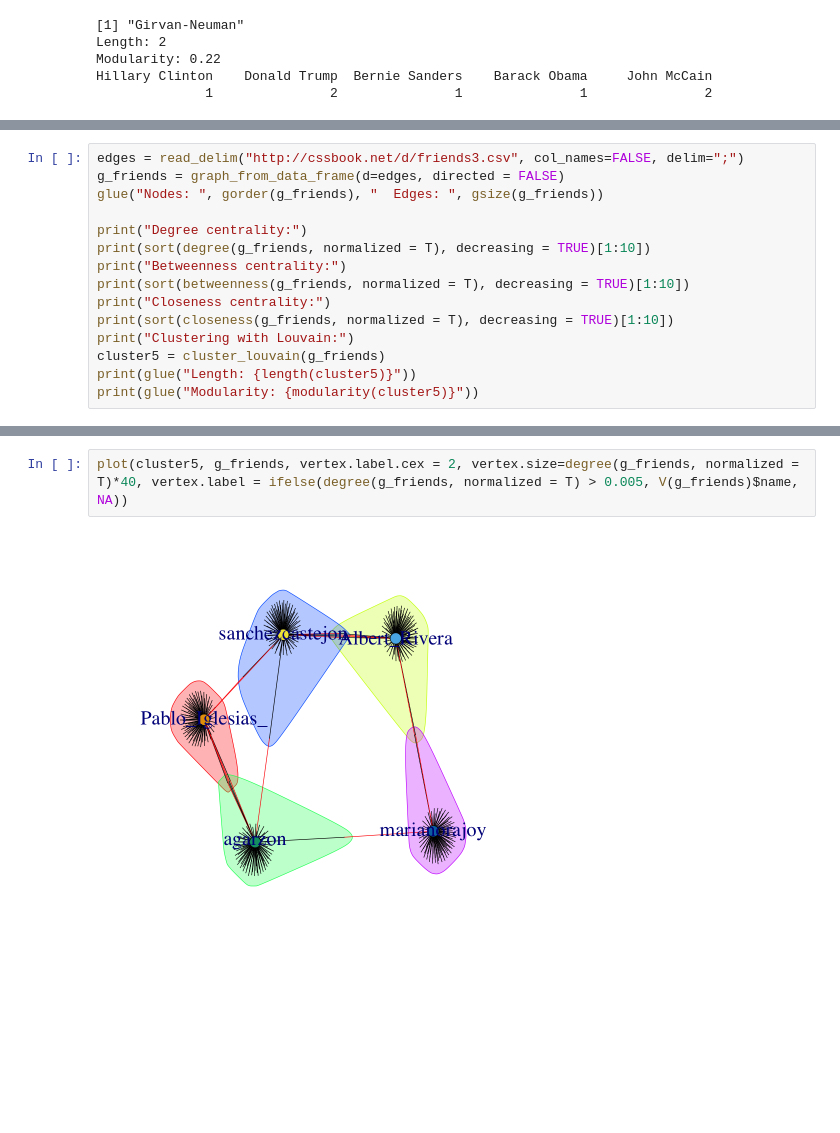
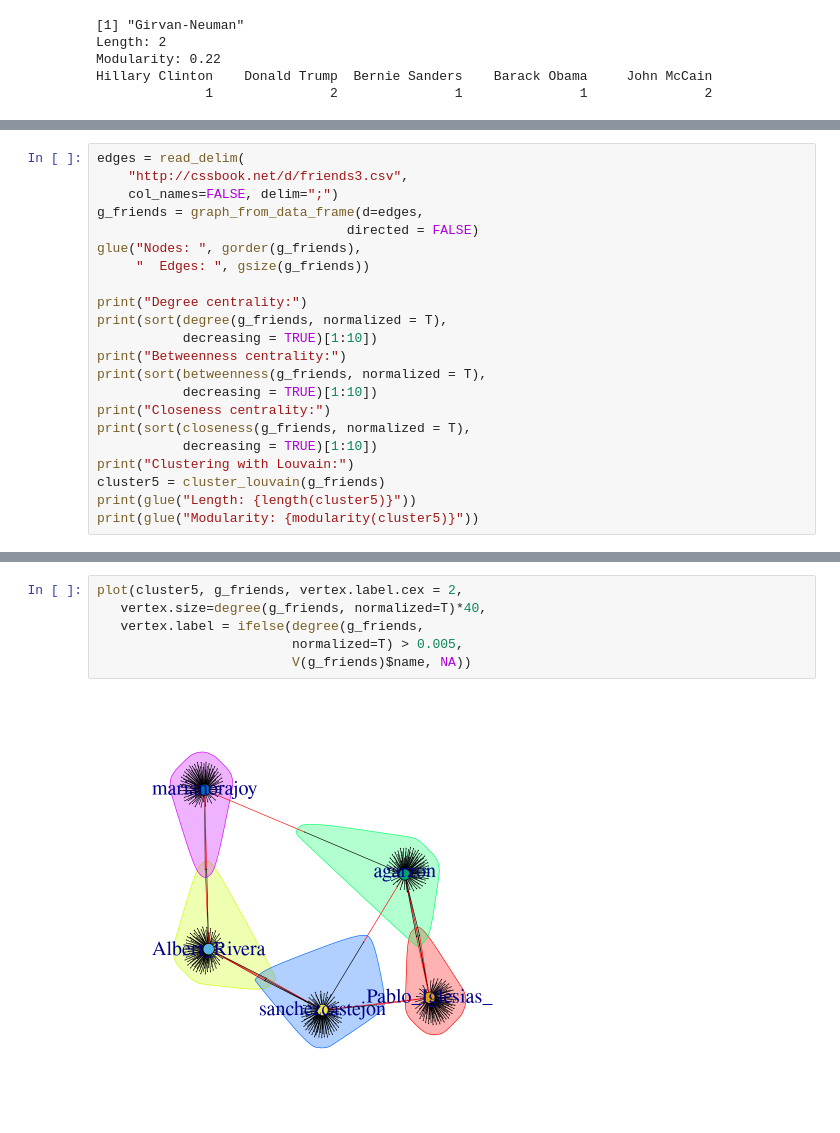
Before and after one commit to ccs-amsterdam/ccsbook, a Jupyter notebook: chapter13/sna_r.ipynb, the cells around one changed output, grey strips where cells are left out. Cells and saved outputs as stored; diff of their text form; blank space fills up the shorter version.

```diff
--- a/chapter13/sna_r.ipynb
+++ b/chapter13/sna_r.ipynb
@@ -292,14 +336,21 @@ plot(cluster3, g1)
 # %%
-edges = read_delim("http://cssbook.net/d/friends3.csv", col_names=FALSE, delim=";")
-g_friends = graph_from_data_frame(d=edges, directed = FALSE)
-glue("Nodes: ", gorder(g_friends), "  Edges: ", gsize(g_friends))
+edges = read_delim(
+    "http://cssbook.net/d/friends3.csv",
+    col_names=FALSE, delim=";")
+g_friends = graph_from_data_frame(d=edges,
+                                directed = FALSE)
+glue("Nodes: ", gorder(g_friends),
+     "  Edges: ", gsize(g_friends))
 
 print("Degree centrality:")
-print(sort(degree(g_friends, normalized = T), decreasing = TRUE)[1:10])
+print(sort(degree(g_friends, normalized = T),
+           decreasing = TRUE)[1:10])
 print("Betweenness centrality:")
-print(sort(betweenness(g_friends, normalized = T), decreasing = TRUE)[1:10])
+print(sort(betweenness(g_friends, normalized = T),
+           decreasing = TRUE)[1:10])
 print("Closeness centrality:")
-print(sort(closeness(g_friends, normalized = T), decreasing = TRUE)[1:10])
+print(sort(closeness(g_friends, normalized = T),
+           decreasing = TRUE)[1:10])
 print("Clustering with Louvain:")
 cluster5 = cluster_louvain(g_friends)
 print(glue("Length: {length(cluster5)}"))
@@ -330,6 +381,10 @@ sanchezcastejon         agarzon Pablo_Iglesias_ Unidadpopular__      CEARefugio
 Length: 5
 Modularity: 0.771998
 # %%
-plot(cluster5, g_friends, vertex.label.cex = 2, vertex.size=degree(g_friends, normalized = T)*40, vertex.label = ifelse(degree(g_friends, normalized = T) > 0.005, V(g_friends)$name, NA))
+plot(cluster5, g_friends, vertex.label.cex = 2,
+   vertex.size=degree(g_friends, normalized=T)*40,
+   vertex.label = ifelse(degree(g_friends,
+                         normalized=T) > 0.005,
+                         V(g_friends)$name, NA))
 # %% [output]
-[figure, old version]
+[figure, new version]
```
Also changed, not shown: parts of 23 cells of this notebook.
